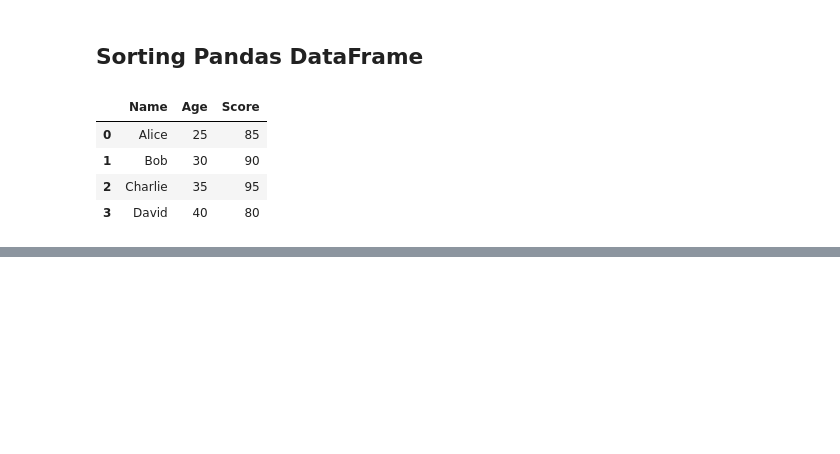
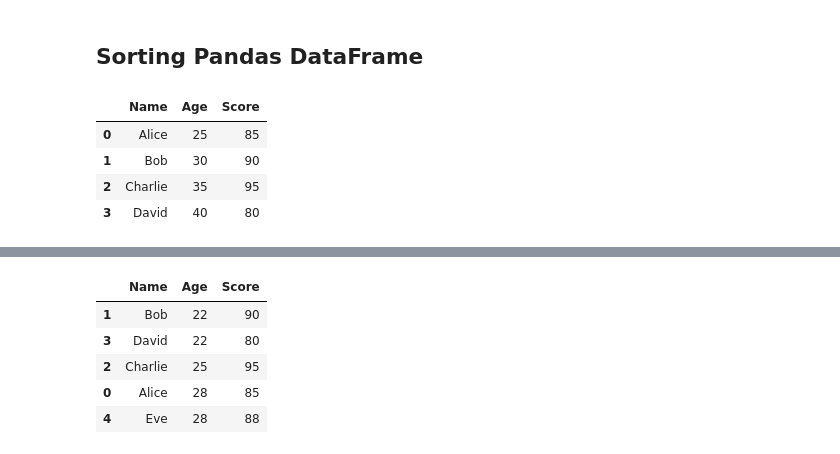
Before and after one commit to Muhammad-Umair-0/Machine-Learning, a Jupyter notebook: Pandas/pandas_slicing.ipynb, the cells around one changed output, grey strips where cells are left out. Saved outputs shown, nothing was run; the diff lists cells and outputs as text; code cells hidden in the pictures; blank space fills up the shorter version.

```diff
--- a/Pandas/pandas_slicing.ipynb
+++ b/Pandas/pandas_slicing.ipynb
@@ -358,0 +428,11 @@ print(sorted_df)
+# %%
+# quick sort by age
+sorted_df = df.sort_values(by="Age", kind="quicksort")
+sorted_df
+# %% [output]
+|  | Name | Age | Score |
+| 1 | Bob | 22 | 90 |
+| 3 | David | 22 | 80 |
+| 2 | Charlie | 25 | 95 |
+| 0 | Alice | 28 | 85 |
+| 4 | Eve | 28 | 88 |
```
Also changed, not shown: parts of 13 cells of this notebook.
